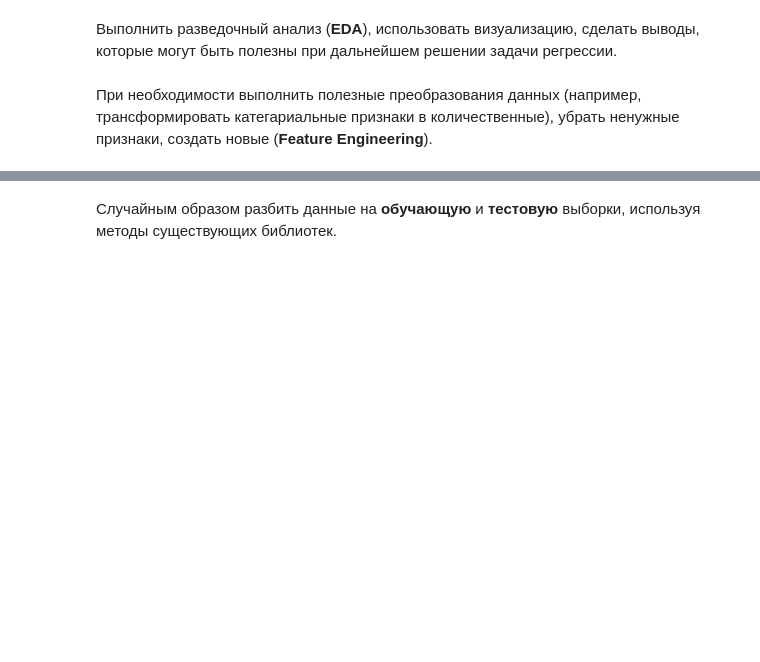
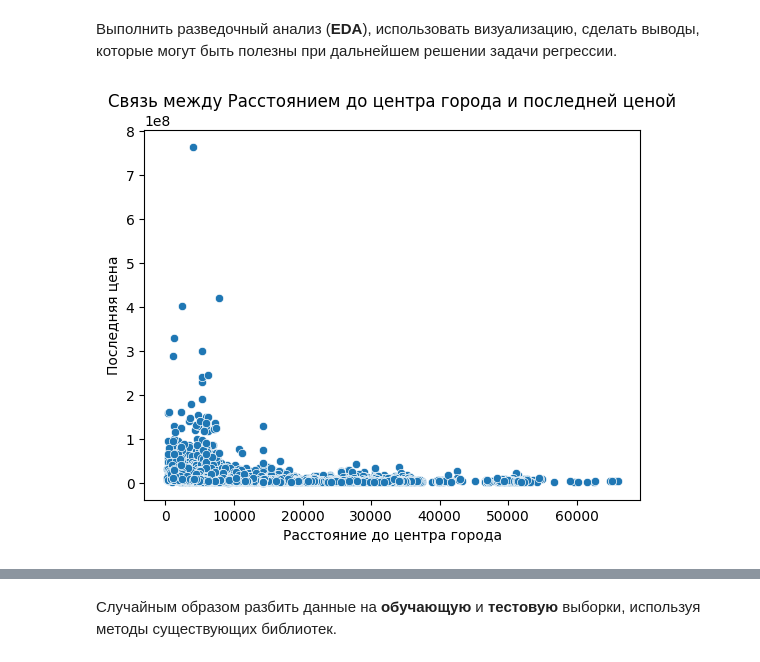
Before and after one commit to sabahoth01/Machine-learning-tasks, a Jupyter notebook: task2.ipynb, the cells around one changed output, grey strips where cells are left out. Cells and saved outputs as stored; diff of their text form; code cells hidden in the pictures; blank space fills up the shorter version.

```diff
--- a/task2.ipynb
+++ b/task2.ipynb
@@ -10,0 +125,11 @@
+# %%
+# Данные до и после чистки и преобразования
+print("\nДанные до(0) и после(1) чистки и преобразования:\nОбратите внимание NaN означает что столбец не существует!!")
+all_data = pd.read_csv(r"spb\spb_real_estate_data.csv", sep='\t', encoding='utf-8')
+cleaned_data = pd.read_csv(r"spb\cleaned_data.csv", encoding='utf-8')
+data1 = all_data.isnull().sum()
+data2 = cleaned_data.isnull().sum()
+
+df_concat = pd.concat([data1, data2], axis=1)
+
+print(df_concat)
@@ -11,4 +154,10 @@
 # %% [markdown]
 Выполнить разведочный анализ (**EDA**), использовать визуализацию, сделать выводы, которые могут быть полезны при дальнейшем решении задачи регрессии.
-# %% [markdown]
-При необходимости выполнить полезные преобразования данных (например, трансформировать категариальные признаки в количественные), убрать ненужные признаки, создать новые (**Feature Engineering**).
+# %%
+sns.scatterplot(x='cityCenters_nearest', y='last_price', data=cleaned_data)
+plt.title('Связь между Расстоянием до центра города и последней ценой')
+plt.xlabel('Расстояние до центра города')
+plt.ylabel('Последняя цена')
+plt.show()
+# %% [output]
+[figure, added]
```
Also changed, not shown: parts of 28 cells of this notebook, 4 other files.
